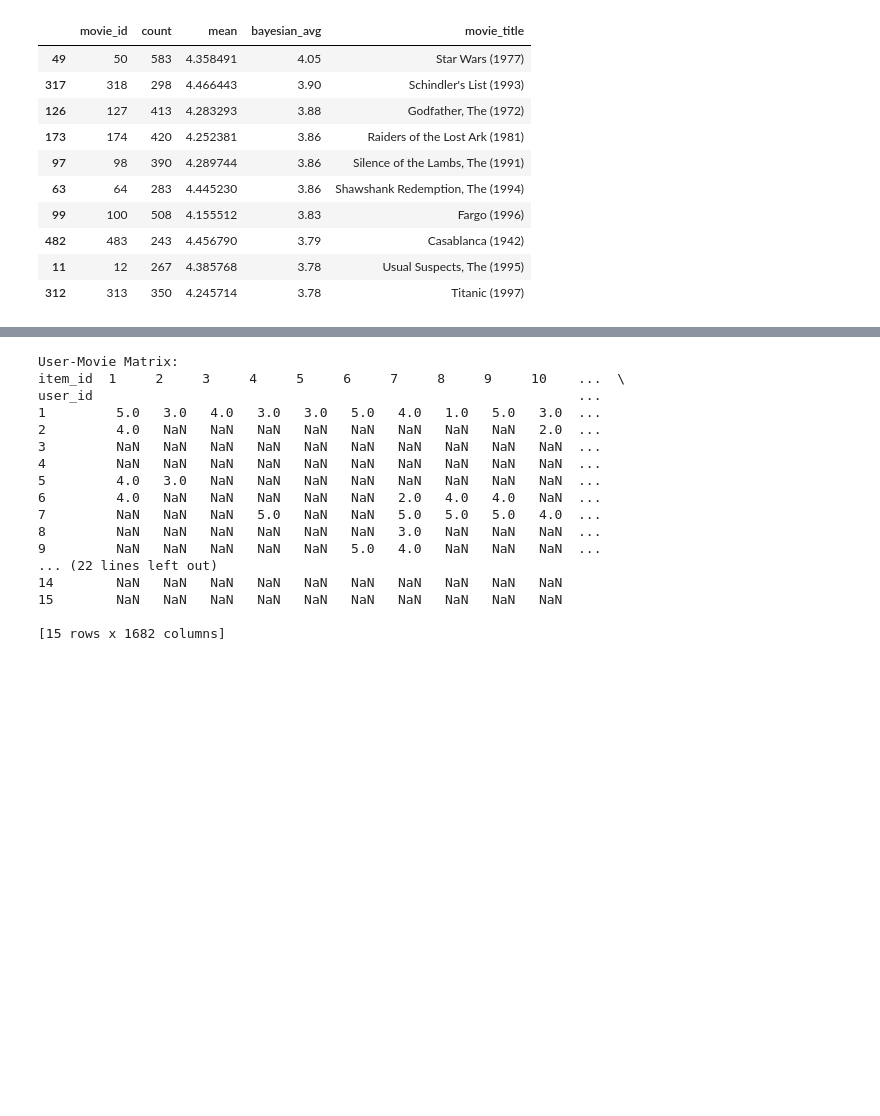
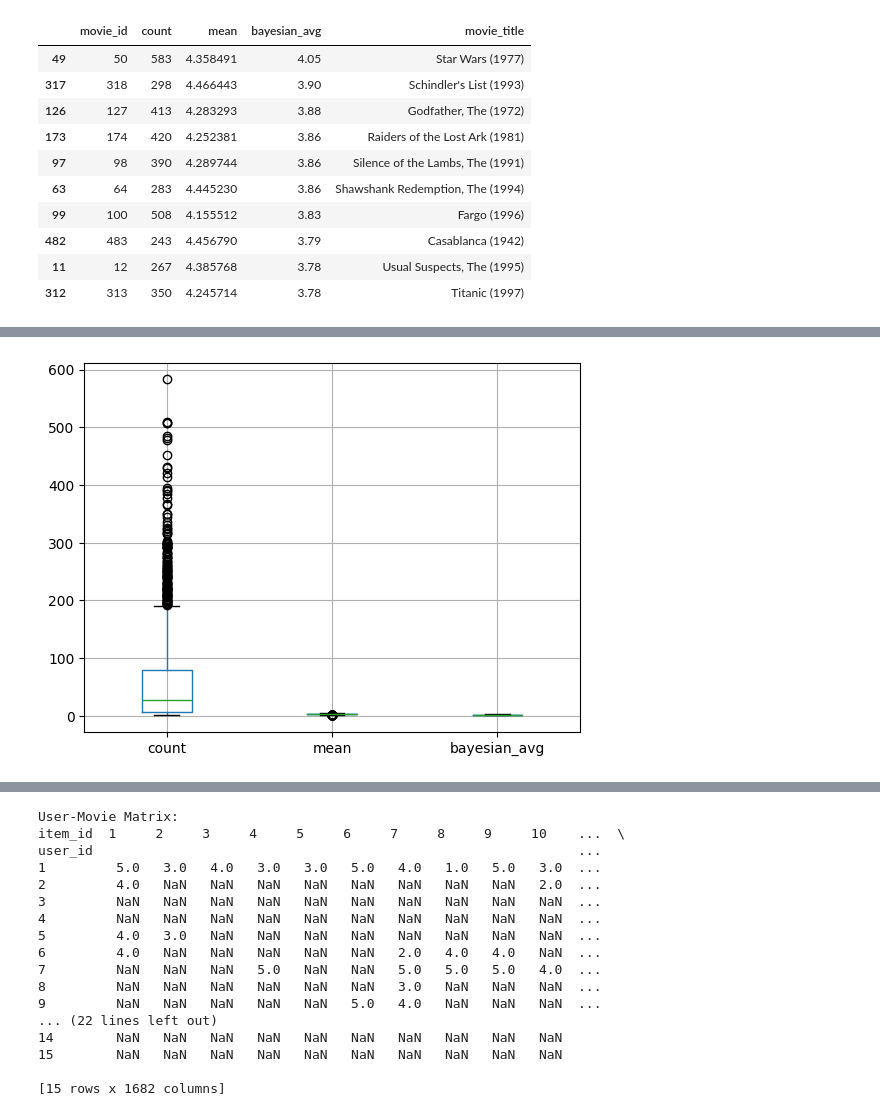
Before and after one commit to ChoutouriadiKaterina/Big_Data_2024, a Jupyter notebook: step one.ipynb, the cells around one changed output, grey strips where cells are left out. Saved outputs shown, nothing was run; the diff lists cells and outputs as text; code cells hidden in the pictures; blank space fills up the shorter version.

```diff
--- a/step one.ipynb
+++ b/step one.ipynb
@@ -387,0 +409,11 @@ outlier_movies = movie_rating_counts[movie_rating_counts_zscore > 1.5]
+# %%
+# boxplot for movies_stats
+np.random.seed(1234)
+
+data = pd.DataFrame(np.random.randn(10, 3),
+
+                  columns=['count', 'mean', 'bayesian_avg'])
+
+boxplot = movies_stats.boxplot(column=['count', 'mean', 'bayesian_avg'])
+# %% [output]
+[figure, added]
```
Also changed, not shown: parts of 9 cells of this notebook.
